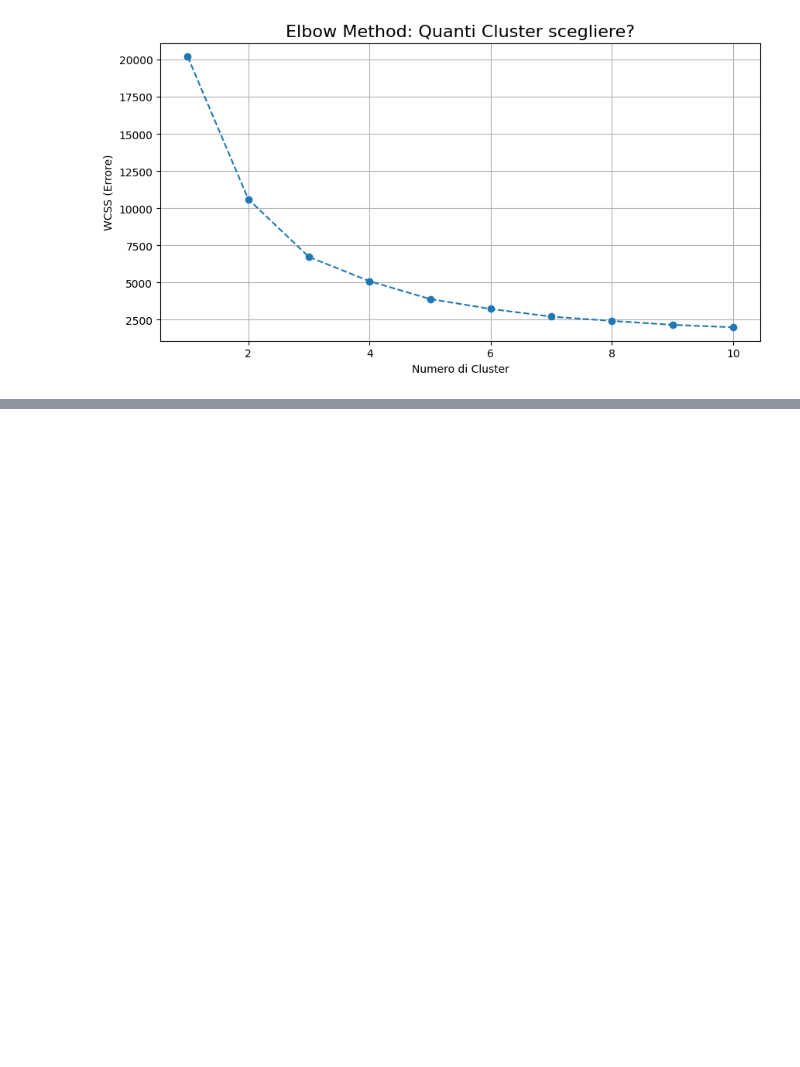
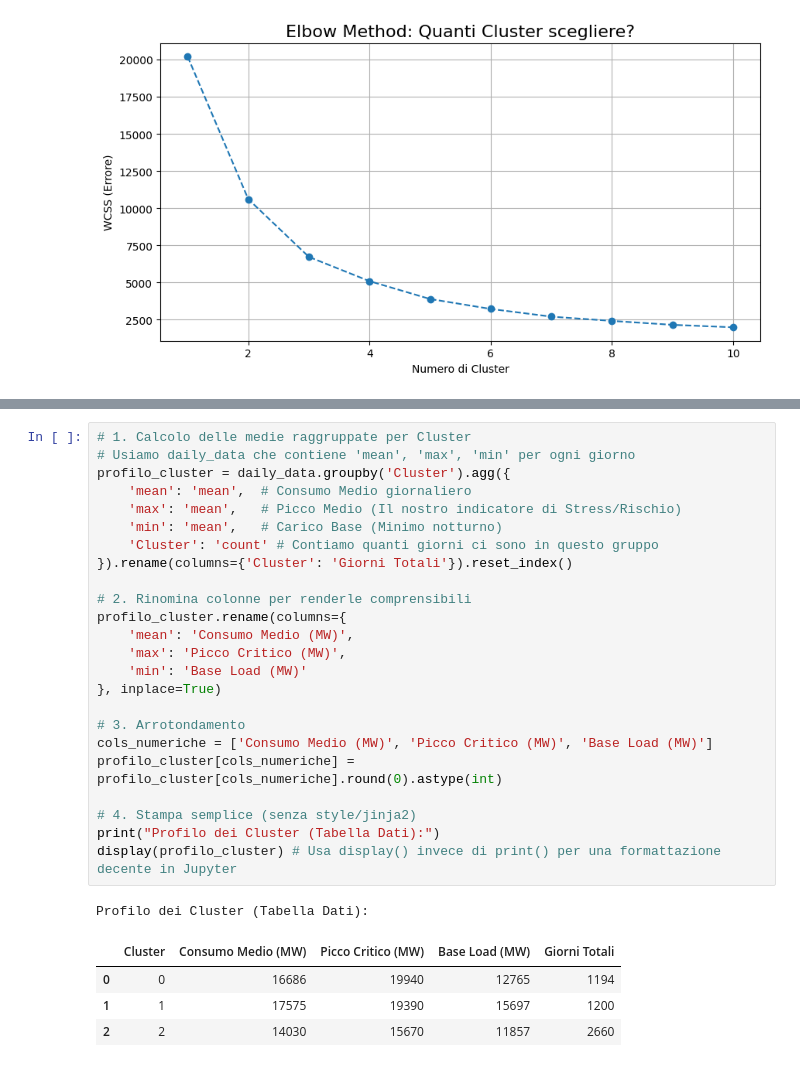
Before and after one commit to reimici/EnergyConsumptionAnalysis, a Jupyter notebook: notebook.ipynb, the cells around one changed output, grey strips where cells are left out. Saved outputs shown, nothing was run; the diff lists cells and outputs as text; blank space fills up the shorter version.

```diff
--- a/notebook.ipynb
+++ b/notebook.ipynb
@@ -372,0 +446,30 @@ plt.show()
+# %%
+# 1. Calcolo delle medie raggruppate per Cluster
+# Usiamo daily_data che contiene 'mean', 'max', 'min' per ogni giorno
+profilo_cluster = daily_data.groupby('Cluster').agg({
+    'mean': 'mean',  # Consumo Medio giornaliero
+    'max': 'mean',   # Picco Medio (Il nostro indicatore di Stress/Rischio)
+    'min': 'mean',   # Carico Base (Minimo notturno)
+    'Cluster': 'count' # Contiamo quanti giorni ci sono in questo gruppo
+}).rename(columns={'Cluster': 'Giorni Totali'}).reset_index()
+
+# 2. Rinomina colonne per renderle comprensibili
+profilo_cluster.rename(columns={
+    'mean': 'Consumo Medio (MW)',
+    'max': 'Picco Critico (MW)',
+    'min': 'Base Load (MW)'
+}, inplace=True)
+
+# 3. Arrotondamento
+cols_numeriche = ['Consumo Medio (MW)', 'Picco Critico (MW)', 'Base Load (MW)']
+profilo_cluster[cols_numeriche] = profilo_cluster[cols_numeriche].round(0).astype(int)
+
+# 4. Stampa semplice (senza style/jinja2)
+print("Profilo dei Cluster (Tabella Dati):")
+display(profilo_cluster) # Usa display() invece di print() per una formattazione decente in Jupyter
+# %% [output]
+Profilo dei Cluster (Tabella Dati):
+|  | Cluster | Consumo Medio (MW) | Picco Critico (MW) | Base Load (MW) | Giorni Totali |
+| 0 | 0 | 16686 | 19940 | 12765 | 1194 |
+| 1 | 1 | 17575 | 19390 | 15697 | 1200 |
+| 2 | 2 | 14030 | 15670 | 11857 | 2660 |
```
Also changed, not shown: parts of 4 cells of this notebook.
